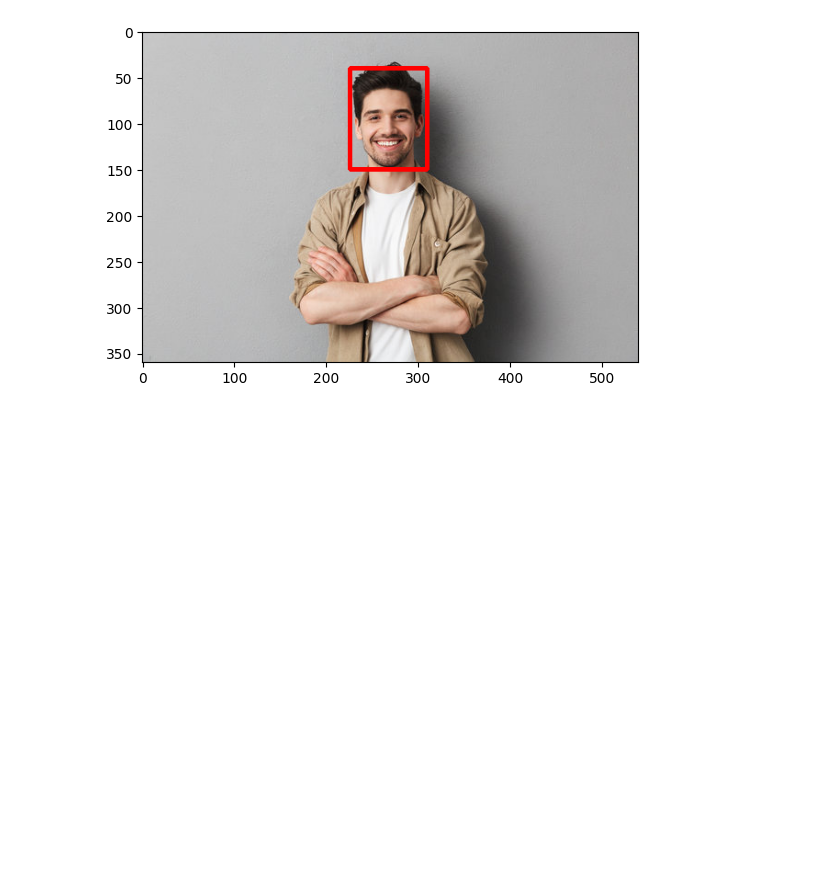
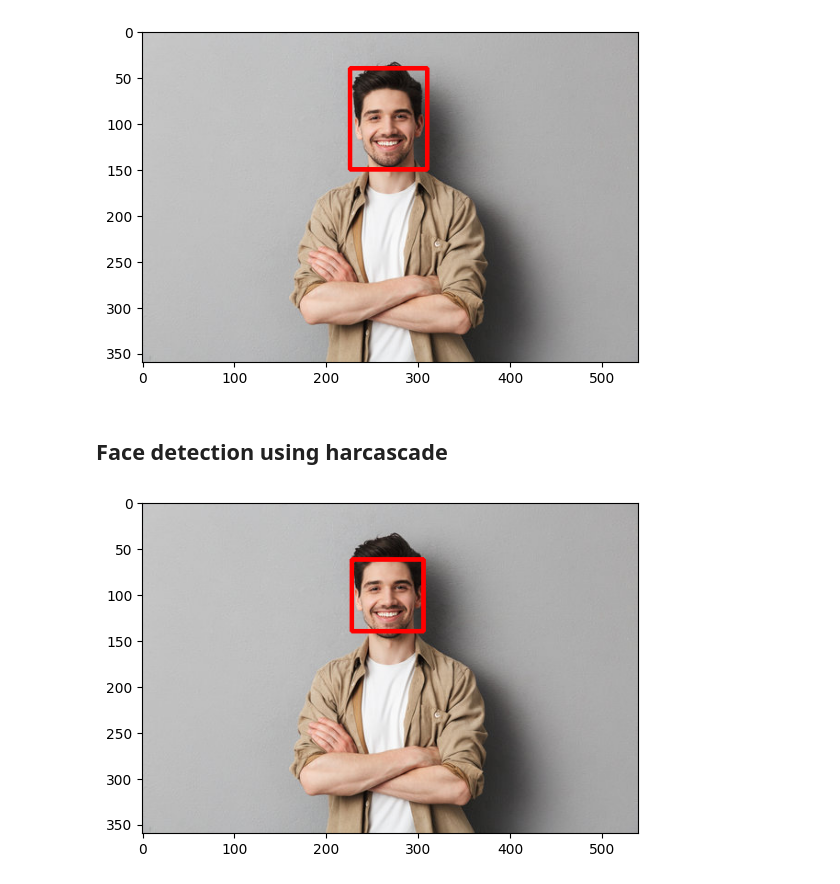
Before and after one commit to jeet-biswas/face_detection, a Jupyter notebook: face_detection.ipynb, the cells around one changed output. Saved outputs shown, nothing was run; the diff lists cells and outputs as text; code cells hidden in the pictures; blank space fills up the shorter version.

Commit message:
Update face_detection.ipynb with new logic

```diff
--- a/face_detection.ipynb
+++ b/face_detection.ipynb
@@ -16,3 +16,18 @@ plt.imshow(img)
 # %% [output]
 <matplotlib.image.AxesImage at 0x...>
 [figure]
+# %% [markdown]
+## Face detection using harcascade
+# %%
+face="/Users/jeetbiswas/Desktop/Internship/haarcascade_frontalface_default.xml"
+img=cv2.imread("men.jpg")
+img=cv2.cvtColor(img,cv2.COLOR_BGR2RGB)
+# img=cv2.imread(img)
+model=cv2.CascadeClassifier(face)
+
+facepoints=model.detectMultiScale(img)
+for x,y,w,h in facepoints:
+    cv2.rectangle(img,(x,y),(x+w,y+h),(255,0,0),4)
+    plt.imshow(img)
+# %% [output]
+[figure, added]
```
Also changed, not shown: parts of 2 cells of this notebook.
